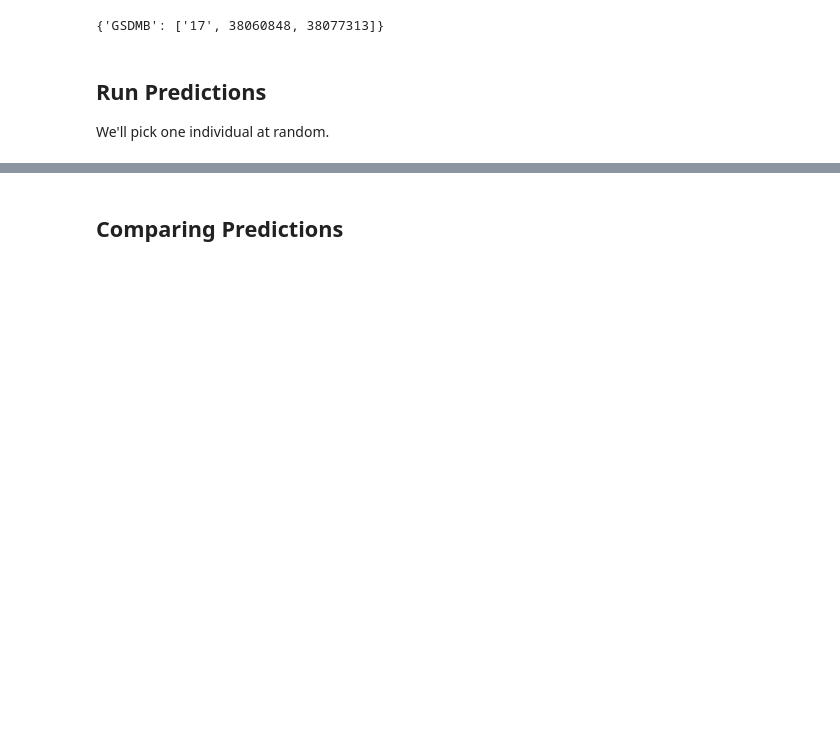
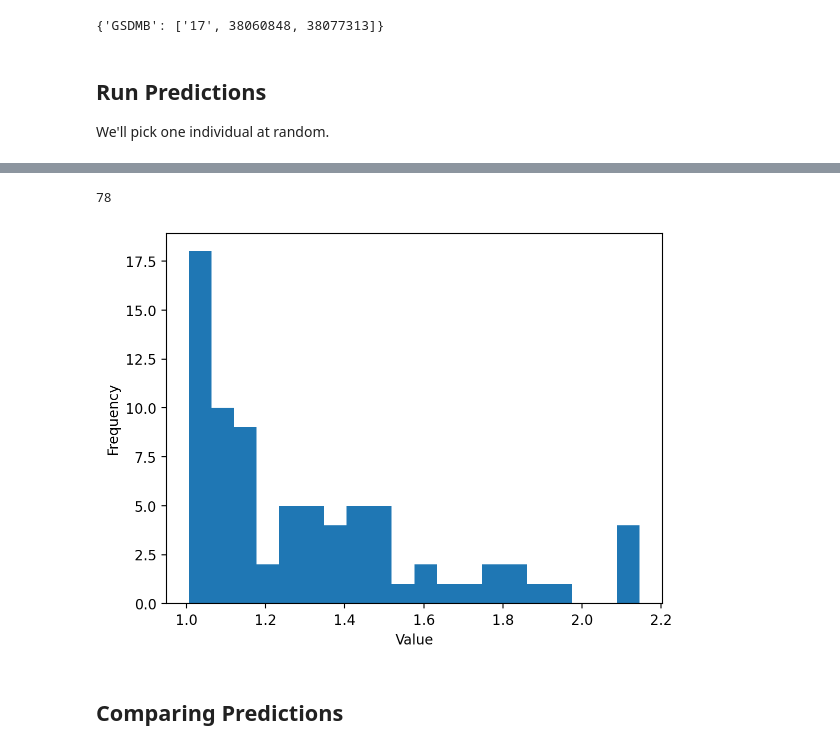
Before and after one commit to lvairus/deep-learning-summer-2023, a Jupyter notebook: posts/2023-07-14-compare-avgs/Compare_averages.ipynb, the cells around one changed output, grey strips where cells are left out. Cells and saved outputs as stored; diff of their text form; code cells hidden in the pictures; blank space fills up the shorter version.

```diff
--- a/posts/2023-07-14-compare-avgs/Compare_averages.ipynb
+++ b/posts/2023-07-14-compare-avgs/Compare_averages.ipynb
@@ -577,0 +863,2 @@ rand_individual = 'NA12413'
+# %%
+test2 = My_class("AMIGO1", "1", rand_individual)
@@ -577,0 +910,5 @@ rand_individual = 'NA12413'
+# %%
+abs_outs2 = test2.get_outliers(test2.abs_mat, 1)
+len(abs_outs2)
+# %% [output]
+78
@@ -578,3 +917,7 @@ rand_individual = 'NA12413'
+# %%
+test2.make_hist(abs_outs2, 20)
+# %% [output]
+[figure, added]
 # %%
 gene = 'GSDMB'
 gene_interval = gene_intervals[gene]
```
Also changed, not shown: parts of 28 cells of this notebook, 1 other file.
